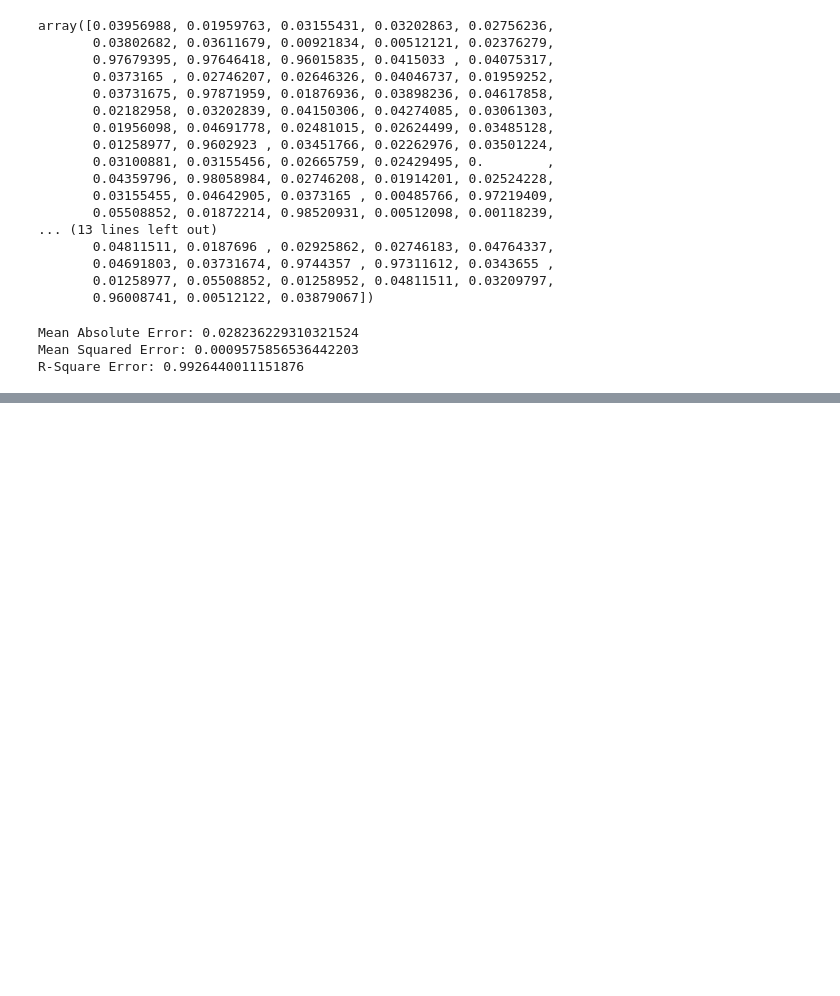
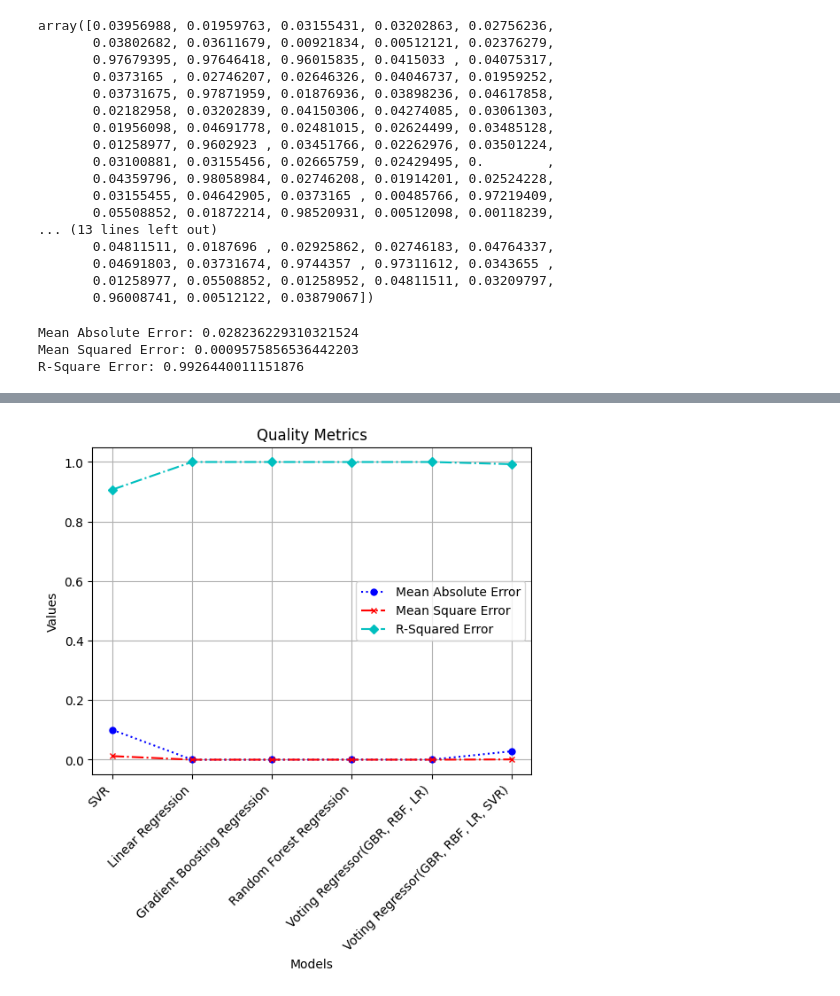
Before and after one commit to sdhariwa/Correlation-faults-and-crashes, a Jupyter notebook: Models.ipynb, the cells around one changed output, grey strips where cells are left out. Saved outputs shown, nothing was run; the diff lists cells and outputs as text; code cells hidden in the pictures; blank space fills up the shorter version.

```diff
--- a/Models.ipynb
+++ b/Models.ipynb
@@ -553,0 +611,20 @@ R-Squared Erro of all models
+# %%
+x = r2_score_models_dict.keys()
+y = r2_score_models_dict.values()
+fig, ax = plt.subplots()
+
+ax.plot(mean_absolute_error_models_dict.keys(), mean_absolute_error_models_dict.values(), marker = 'o', ms = 5, color = 'b', label = 'Mean Absolute Error', linestyle = ':')
+ax.plot(mean_squared_error_models_dict.keys(), mean_squared_error_models_dict.values(), marker = 'x', ms = 5, color = 'r', label = 'Mean Square Error', linestyle = '-.')
+ax.plot(r2_score_models_dict.keys(), r2_score_models_dict.values(), marker = 'D', ms = 5, color = 'c', label = 'R-Squared Error', linestyle = '-.')
+ax.legend()
+ax.grid()
+plt.legend()
+plt.xlabel('Models')
+plt.ylabel('Values')
+plt.xticks(rotation=45, ha='right')
+plt.title('Quality Metrics')
+plt.show()
+
+fig.savefig('Quality Metrics.png', dpi = 300)
+# %% [output]
+[figure, added]
```
Also changed, not shown: parts of 21 cells of this notebook, 4 other files.
